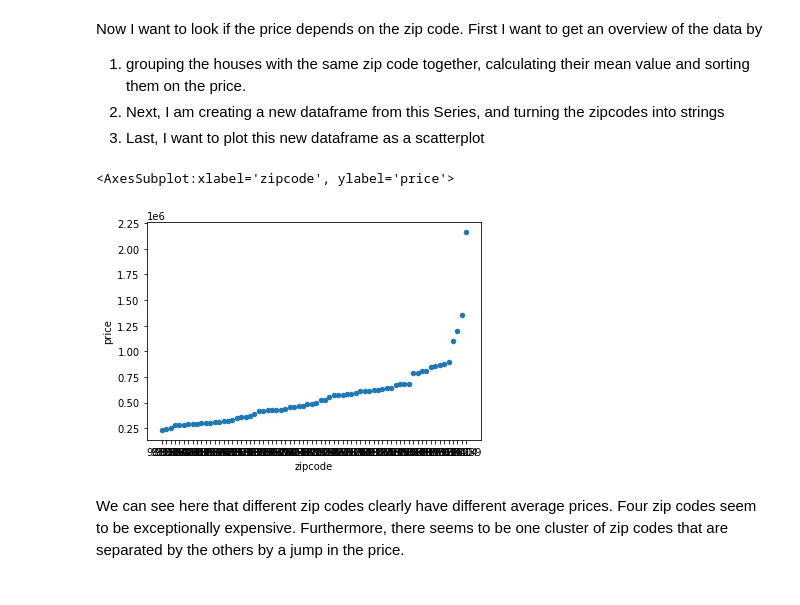
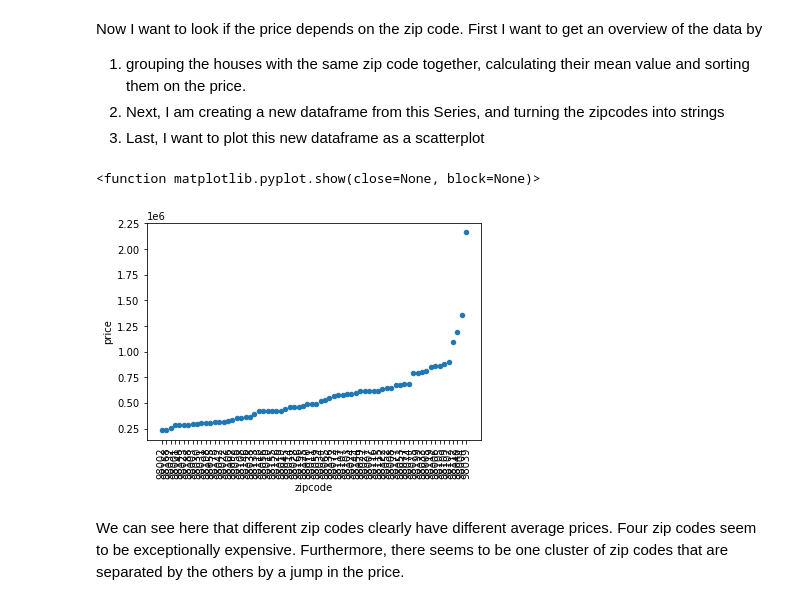
Before and after one commit to Clemens-Bretscher/EDA_project, a Jupyter notebook: notebooks/Data_analysis.ipynb, the cells around one changed output. Drawn from its saved outputs; the diff is of its cells as text; code cells hidden in the pictures.

```diff
--- a/notebooks/Data_analysis.ipynb
+++ b/notebooks/Data_analysis.ipynb
@@ -502,14 +504,18 @@ Now I want to look if the price depends on the zip code. First I want to get an
 # %%
 #1
 sorted_df = df.groupby('zipcode').price.mean().sort_values()
 #2
-df_sorted_df = pd.DataFrame({'zipcode':sorted_df_edit.index, 'price':sorted_df_edit.values})
-df_sorted_df['zipcode'] = df_sorted_df_edit['zipcode'].apply(str)
+df_sorted_df = pd.DataFrame({'zipcode':sorted_df.index, 'price':sorted_df.values})
+df_sorted_df['zipcode'] = df_sorted_df['zipcode'].apply(str)
 #3
-df_sorted_df.plot(kind='scatter', x='zipcode', y='price')
+fig = df_sorted_df.plot(kind='scatter', x='zipcode', y='price')
+for tick in fig.get_xticklabels():
+    tick.set_rotation(90)
+
+plt.show
 # %% [output]
-<AxesSubplot:xlabel='zipcode', ylabel='price'>
+<function matplotlib.pyplot.show(close=None, block=None)>
-[figure, old version]
+[figure, new version]
 # %% [markdown]
 We can see here that different zip codes clearly have different average prices. Four zip codes seem to be exceptionally expensive. Furthermore, there seems to be one cluster of zip codes that are separated by the others by a jump in the price.
 # %% [markdown]
```
Also changed, not shown: parts of 6 cells of this notebook, 26 other files.
